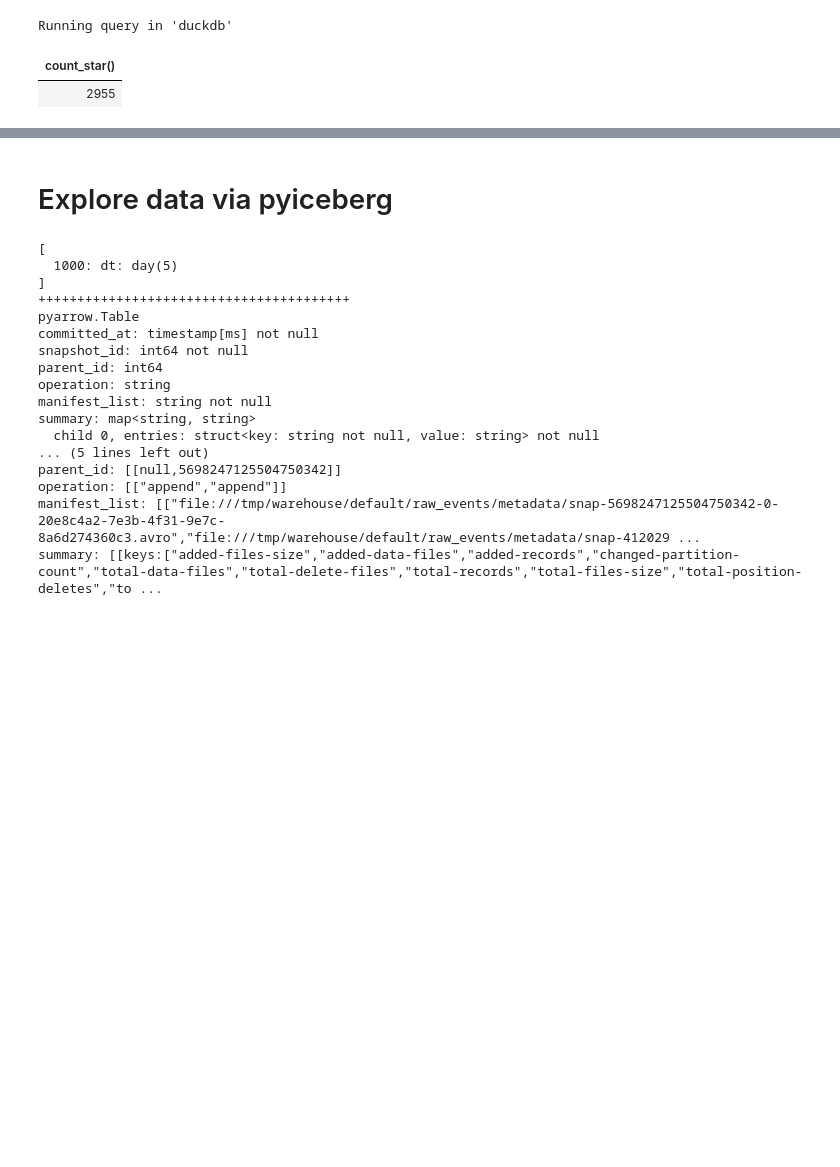
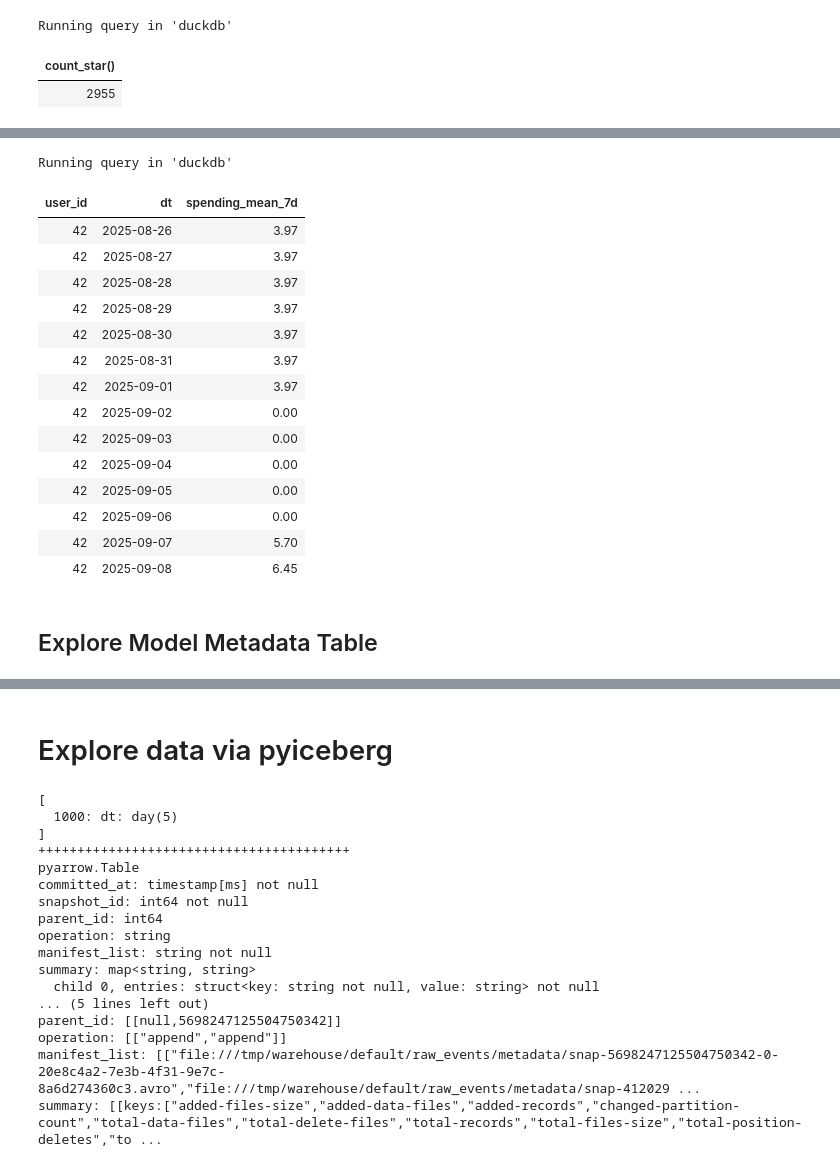
Before and after one commit to enerrio/feature-store-iceberg, a Jupyter notebook: notebooks/explore_data.ipynb, the cells around one changed output, grey strips where cells are left out. Saved outputs shown, nothing was run; the diff lists cells and outputs as text; code cells hidden in the pictures; blank space fills up the shorter version.

```diff
--- a/notebooks/explore_data.ipynb
+++ b/notebooks/explore_data.ipynb
@@ -164,0 +210,28 @@ Truncated to displaylimit of 10.
+# %%
+%%sql
+# Tmpe
+SELECT
+    *
+FROM icecat.default.user_features
+WHERE
+    user_id = 42
+ORDER BY dt
+# %% [output]
+Running query in 'duckdb'
+| user_id | dt | spending_mean_7d |
+| 42 | 2025-08-26 | 3.97 |
+| 42 | 2025-08-27 | 3.97 |
+| 42 | 2025-08-28 | 3.97 |
+| 42 | 2025-08-29 | 3.97 |
+| 42 | 2025-08-30 | 3.97 |
+| 42 | 2025-08-31 | 3.97 |
+| 42 | 2025-09-01 | 3.97 |
+| 42 | 2025-09-02 | 0.00 |
+| 42 | 2025-09-03 | 0.00 |
+| 42 | 2025-09-04 | 0.00 |
+| 42 | 2025-09-05 | 0.00 |
+| 42 | 2025-09-06 | 0.00 |
+| 42 | 2025-09-07 | 5.70 |
+| 42 | 2025-09-08 | 6.45 |
+# %% [markdown]
+## Explore Model Metadata Table
```
Also changed, not shown: parts of 9 cells of this notebook.
